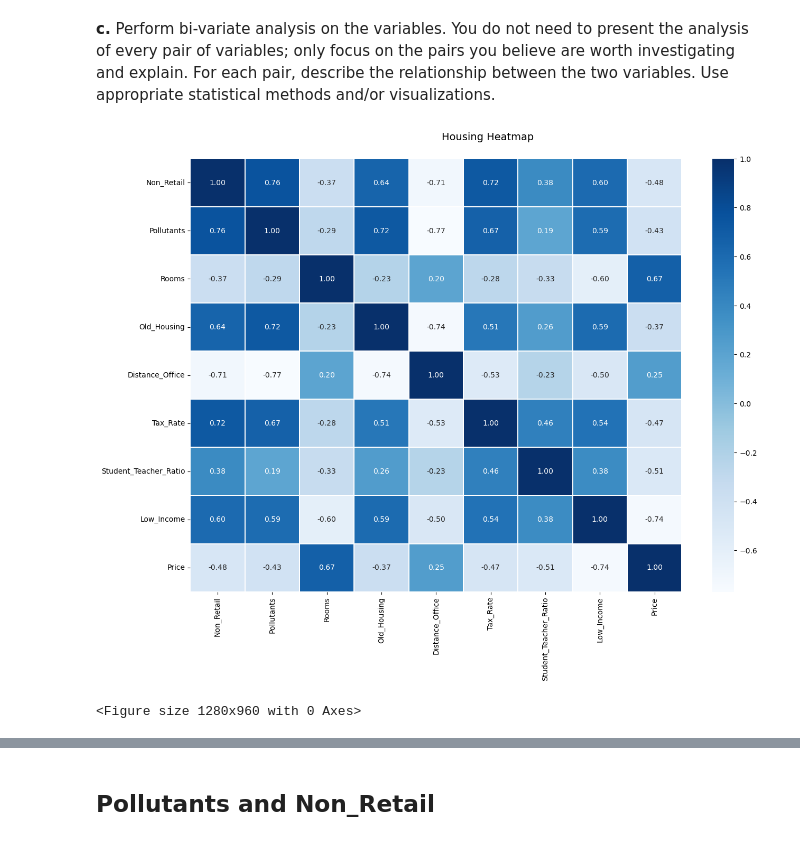
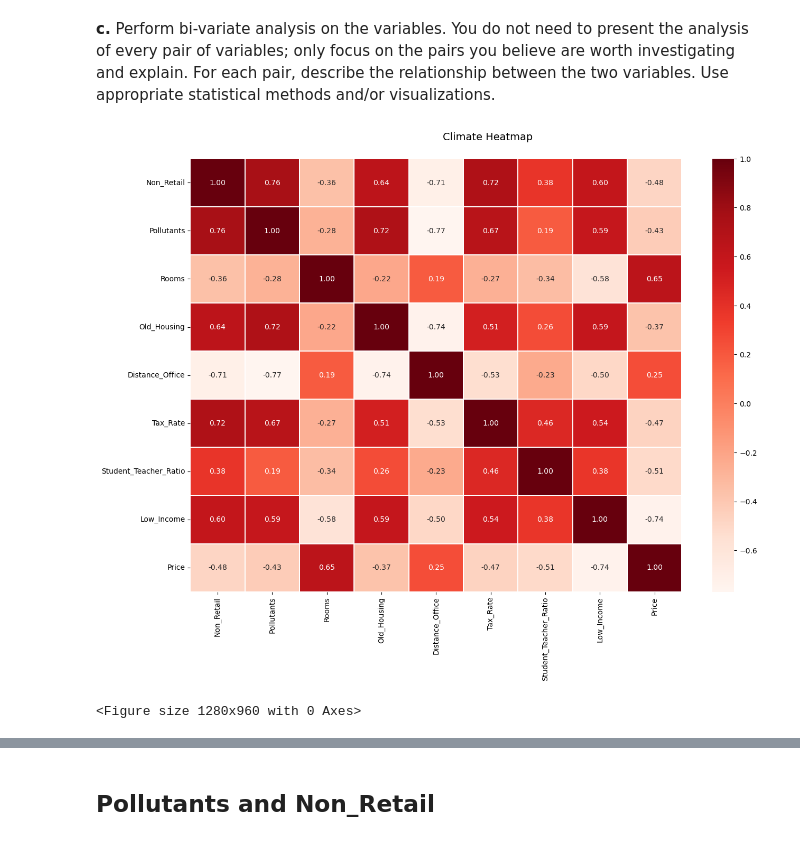
Before and after one commit to jiakai2002/cs105-project, a Jupyter notebook: Submission_Part_One.ipynb, the cells around one changed output, grey strips where cells are left out. Cells and saved outputs as stored; diff of their text form; code cells hidden in the pictures.

```diff
--- a/Submission_Part_One.ipynb
+++ b/Submission_Part_One.ipynb
@@ -184,6 +212,6 @@ Now we fill in missing values using the computed median.
 # %%
-df.Rooms.fillna(rooms_median, inplace=True)
-df.count()
+df.Rooms.fillna(rooms_mode, inplace=True)
+df.count() #to show that Rooms has been filled
 # %% [output]
 ID                       506
 Crime_Rate               506
@@ -214,0 +247,9 @@ We observe that Non_Retail, Pollutants, Old_Housing and Tax_Rate have no outlier
+# %%
+q1 = df["Distance_Office"].quantile(0.25)
+q3 = df["Distance_Office"].quantile(0.75)
+IQR = q3 - q1
+
+numOfRecordsDropped = df[df["Distance_Office"] < (q1-1.5*IQR)].index.size + df[df["Distance_Office"] > (q3 + 1.5*IQR)].index.size
+print(f"Number of records dropped: {numOfRecordsDropped}")
+df.drop(df[df["Distance_Office"] < (q1-1.5*IQR)].index, inplace=True)
+df.drop(df[df["Distance_Office"] > (q3 + 1.5*IQR)].index, inplace=True)
@@ -214,0 +260,7 @@ We observe that Non_Retail, Pollutants, Old_Housing and Tax_Rate have no outlier
+# %%
+q1 = df["Student_Teacher_Ratio"].quantile(0.25)
+q3 = df["Student_Teacher_Ratio"].quantile(0.75)
+IQR = q3 - q1
+
+df.drop(df[df["Student_Teacher_Ratio"] < (q1-1.5*IQR)].index, inplace=True)
+df.drop(df[df["Student_Teacher_Ratio"] > (q3 + 1.5*IQR)].index, inplace=True)
@@ -214,0 +269,13 @@ We observe that Non_Retail, Pollutants, Old_Housing and Tax_Rate have no outlier
+# %%
+q1 = df["Low_Income"].quantile(0.25)
+q3 = df["Low_Income"].quantile(0.75)
+IQR = q3 - q1
+
+numOfRecordsDropped = len(df[(df["Low_Income"] < (q1-1.5*IQR)) & (df["Low_Income"] > (q3 + 1.5*IQR))])
+print(numOfRecordsDropped)
+
+"""
+print(f"Number of records dropped: {numOfRecordsDropped}")
+df.drop(df[df["Low_Income"] < (q1-1.5*IQR)].index, inplace=True)
+df.drop(df[df["Low_Income"] > (q3 + 1.5*IQR)].index, inplace=True)
+"""
@@ -426,13 +502,13 @@ axs[1][1].legend(bbox_to_anchor=(1, 0, 0.25, 1))
 # %%
 f, ax = plt.subplots(figsize=(15, 10))
 plt.figure(dpi = 200)
 
 corrMatrix = df[["Non_Retail","Pollutants","Rooms","Old_Housing","Distance_Office","Tax_Rate","Student_Teacher_Ratio","Low_Income","Price"]].corr()
-sns.heatmap(corrMatrix, annot=True, ax=ax, cmap="Blues", fmt='.2f', linewidths=.05)
+sns.heatmap(corrMatrix, annot=True, ax=ax, cmap="Reds", fmt='.2f', linewidths=.05)
 
 f.subplots_adjust(top=0.93)
 
-t = f.suptitle('Housing Heatmap', fontsize=14)
+t = f.suptitle('Climate Heatmap', fontsize=14)
 # %% [output]
-[figure, old version]
+[figure, new version]
 <Figure size 1280x960 with 0 Axes>
```
Also changed, not shown: parts of 58 cells of this notebook.
